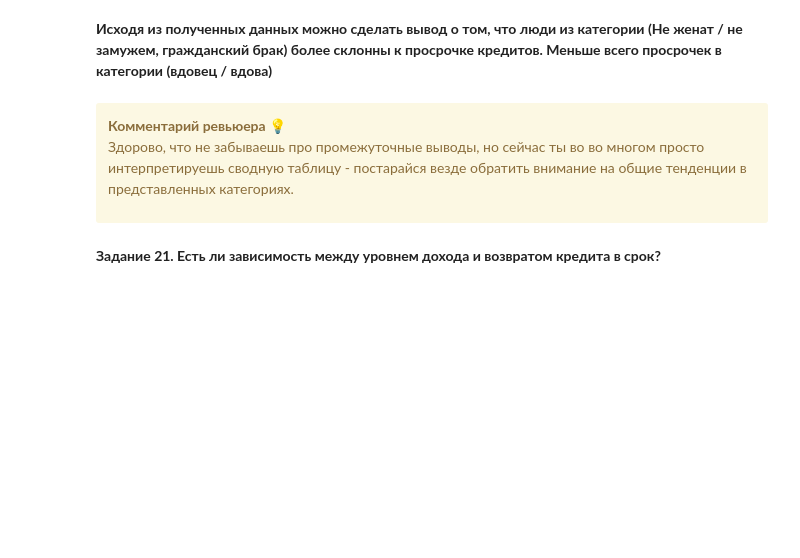
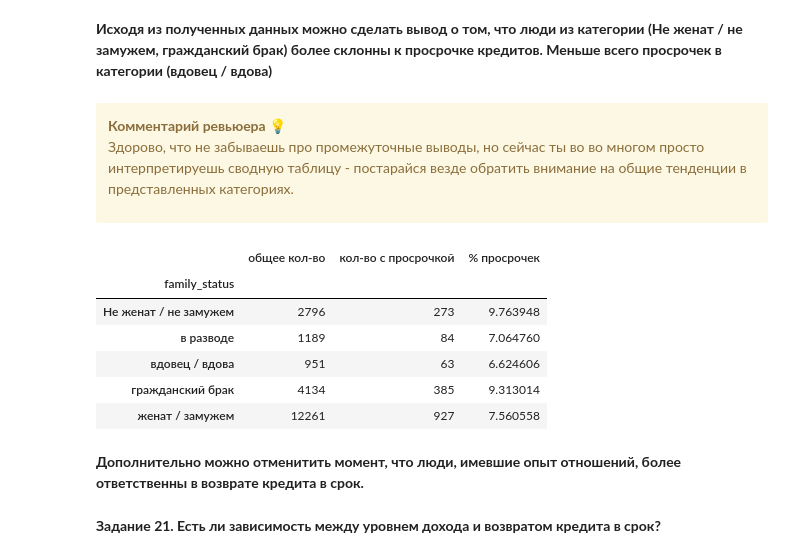
Before and after one commit to ild714/yandex_analitics, a Jupyter notebook: Sprint4/notebook.ipynb, the cells around one changed output. Drawn from its saved outputs; the diff is of its cells as text; code cells hidden in the pictures; blank space fills up the shorter version.

```diff
--- a/Sprint4/notebook.ipynb
+++ b/Sprint4/notebook.ipynb
@@ -572,6 +572,22 @@ find_percent_family_by_debt(data,4)
 <b>Комментарий ревьюера 💡</b>
 
 Здорово, что не забываешь про промежуточные выводы, но сейчас ты во во многом просто интерпретируешь сводную таблицу - постарайся везде обратить внимание на общие тенденции в представленных категориях.
+# %%
+fam_stat = pd.DataFrame()
+fam_stat['общее кол-во'] = data.groupby('family_status')['family_status'].count()
+fam_stat['кол-во с просрочкой'] = data.loc[data['debt'] == 1].groupby('family_status')['debt'].sum()
+fam_stat['% просрочек'] = fam_stat['кол-во с просрочкой'] / fam_stat['общее кол-во'] * 100
+fam_stat
+# %% [output]
+|  | общее кол-во | кол-во с просрочкой | % просрочек |
+| family_status |  |  |  |
+| Не женат / не замужем | 2796 | 273 | 9.763948 |
+| в разводе | 1189 | 84 | 7.064760 |
+| вдовец / вдова | 951 | 63 | 6.624606 |
+| гражданский брак | 4134 | 385 | 9.313014 |
+| женат / замужем | 12261 | 927 | 7.560558 |
+# %% [markdown]
+**Дополнительно можно отменитить момент, что люди, имевшие опыт отношений, более ответственны в возврате кредита в срок.**
 # %% [markdown]
 **Задание 21. Есть ли зависимость между уровнем дохода и возвратом кредита в срок?**
 # %%
```
Also changed, not shown: parts of 5 cells of this notebook.
